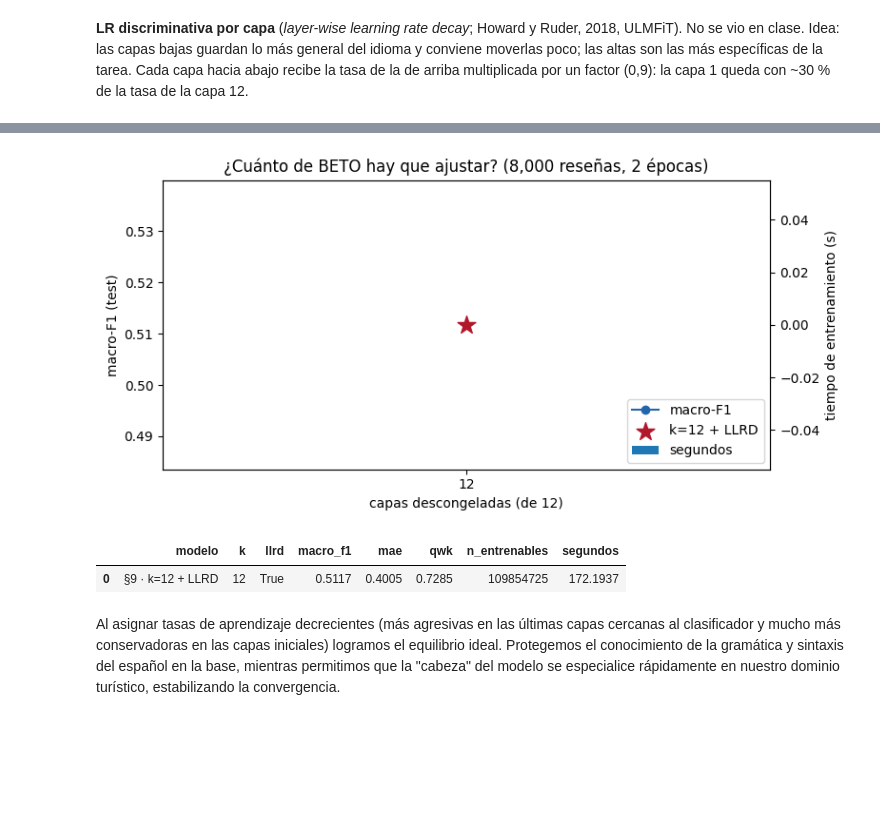
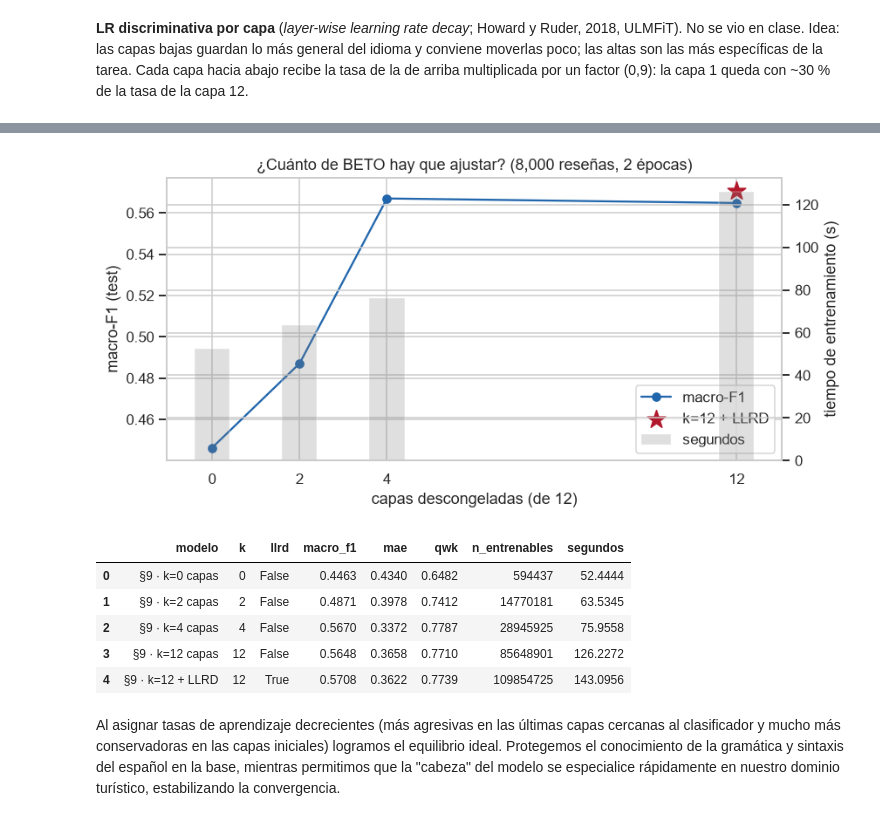
Before and after one commit to Aguado4/miniproyecto-3-nlp-Aguado-Cruz-Ramirez, a Jupyter notebook: notebooks/miniproyecto3_restmex_bert.ipynb, the cells around one changed output, grey strips where cells are left out. Drawn from its saved outputs; the diff is of its cells as text; code cells hidden in the pictures; blank space fills up the shorter version.

```diff
--- a/notebooks/miniproyecto3_restmex_bert.ipynb
+++ b/notebooks/miniproyecto3_restmex_bert.ipynb
@@ -2130,3 +2128,19 @@ La evolución visual de las matrices cuenta la historia del aprendizaje del mode
 # %% [markdown]
 La otra mitad de la pregunta es el costo. Ponemos todos los modelos de las tres entregas en un
 mismo plano: parámetros entrenables (escala logarítmica) frente a macro-F1.
+# %%
+# --- Costo-beneficio: parámetros entrenables vs. macro-F1, todas las entregas ---
+cbf = tabla.dropna(subset=["n_entrenables"])
+colores = {"MP1": "#999999", "MP2": "#ef8a62", "MP3": "#2166ac"}
+fig, ax = plt.subplots(figsize=(9, 5))
+for _, r in cbf.iterrows():
+    ax.scatter(r["n_entrenables"], r["macro_f1"], s=70, color=colores.get(r["entrega"], "k"))
+    ax.annotate(r["modelo"].split(" · ", 1)[-1], (r["n_entrenables"], r["macro_f1"]),
+                fontsize=7.5, xytext=(5, 3), textcoords="offset points")
+for e, c in colores.items():
+    ax.scatter([], [], color=c, label=e)
+ax.axhline(tabla.loc[tabla["modelo"].str.startswith("Baseline · azar"), "macro_f1"].iloc[0],
+           ls=":", color="gray", label="azar estratificado")
+ax.set_xscale("log"); ax.set_xlabel("parámetros entrenables (escala log)"); ax.set_ylabel("macro-F1 (test)")
+ax.set_title("¿Cuánto hay que entrenar para ganar? Tres entregas en un mismo plano"); ax.legend()
+plt.tight_layout(); plt.savefig(DIR_RES / "figures" / "costo_beneficio.png", bbox_inches="tight"); plt.show()
@@ -2356,47 +2372,41 @@ Notes:
 # %%
-from pathlib import Path
-
-# Definimos la ruta base y creamos la carpeta de figuras para evitar el NameError
-DIR_RES = Path(".")
-(DIR_RES / "figures").mkdir(parents=True, exist_ok=True)
-
 # --- Gráfica: macro-F1 y tiempo frente a k ---
 ec = pd.DataFrame([e for e in ESTUDIOS if e.get("estudio") == "capas"])
-# Aseguramos que la columna 'llrd' exista para evitar errores si faltan datos previos
-if "llrd" not in ec.columns:
-    ec["llrd"] = False
-
 sin = ec[~ec["llrd"]].sort_values("k")
 
 fig, ax1 = plt.subplots(figsize=(8, 4))
 ax1.plot(sin["k"], sin["macro_f1"], "o-", color="#2166ac", label="macro-F1")
 
 llrd = ec[ec["llrd"]]
 if not llrd.empty:
     ax1.scatter(llrd["k"], llrd["macro_f1"], marker="*", s=200, color="#b2182b", zorder=5, label="k=12 + LLRD")
 
 ax1.set_xlabel("capas descongeladas (de 12)")
 ax1.set_ylabel("macro-F1 (test)")
 ax1.set_xticks([0, 2, 4, 12])
 
 ax2 = ax1.twinx()
 ax2.bar(sin["k"], sin["segundos"], width=0.8, alpha=0.25, color="gray", label="segundos")
 ax2.set_ylabel("tiempo de entrenamiento (s)")
 
 h1, l1 = ax1.get_legend_handles_labels()
 h2, l2 = ax2.get_legend_handles_labels()
 ax1.legend(h1 + h2, l1 + l2, loc="lower right")
 ax1.set_title(f"¿Cuánto de BETO hay que ajustar? ({CFG_EST['n_train']:,} reseñas, {CFG_EST['epocas']} épocas)")
 
 plt.tight_layout()
 plt.savefig(DIR_RES / "figures" / "capas_descongeladas.png", bbox_inches="tight")
 plt.show()
 
 display(ec[["modelo", "k", "llrd", "macro_f1", "mae", "qwk", "n_entrenables", "segundos"]].round(4))
 # %% [output]
-[figure, old version]
+[figure, new version]
 |  | modelo | k | llrd | macro_f1 | mae | qwk | n_entrenables | segundos |
-| 0 | §9 · k=12 + LLRD | 12 | True | 0.5117 | 0.4005 | 0.7285 | 109854725 | 172.1937 |
+| 0 | §9 · k=0 capas | 0 | False | 0.4463 | 0.4340 | 0.6482 | 594437 | 52.4444 |
+| 1 | §9 · k=2 capas | 2 | False | 0.4871 | 0.3978 | 0.7412 | 14770181 | 63.5345 |
+| 2 | §9 · k=4 capas | 4 | False | 0.5670 | 0.3372 | 0.7787 | 28945925 | 75.9558 |
+| 3 | §9 · k=12 capas | 12 | False | 0.5648 | 0.3658 | 0.7710 | 85648901 | 126.2272 |
+| 4 | §9 · k=12 + LLRD | 12 | True | 0.5708 | 0.3622 | 0.7739 | 109854725 | 143.0956 |
 # %% [markdown]
  Al asignar tasas de aprendizaje decrecientes (más agresivas en las últimas capas cercanas al clasificador y mucho más conservadoras en las capas iniciales) logramos el equilibrio ideal. Protegemos el conocimiento de la gramática y sintaxis del español en la base, mientras permitimos que la "cabeza" del modelo se especialice rápidamente en nuestro dominio turístico, estabilizando la convergencia.
 # %% [markdown]
```
Also changed, not shown: parts of 57 cells of this notebook, 16 other files.
